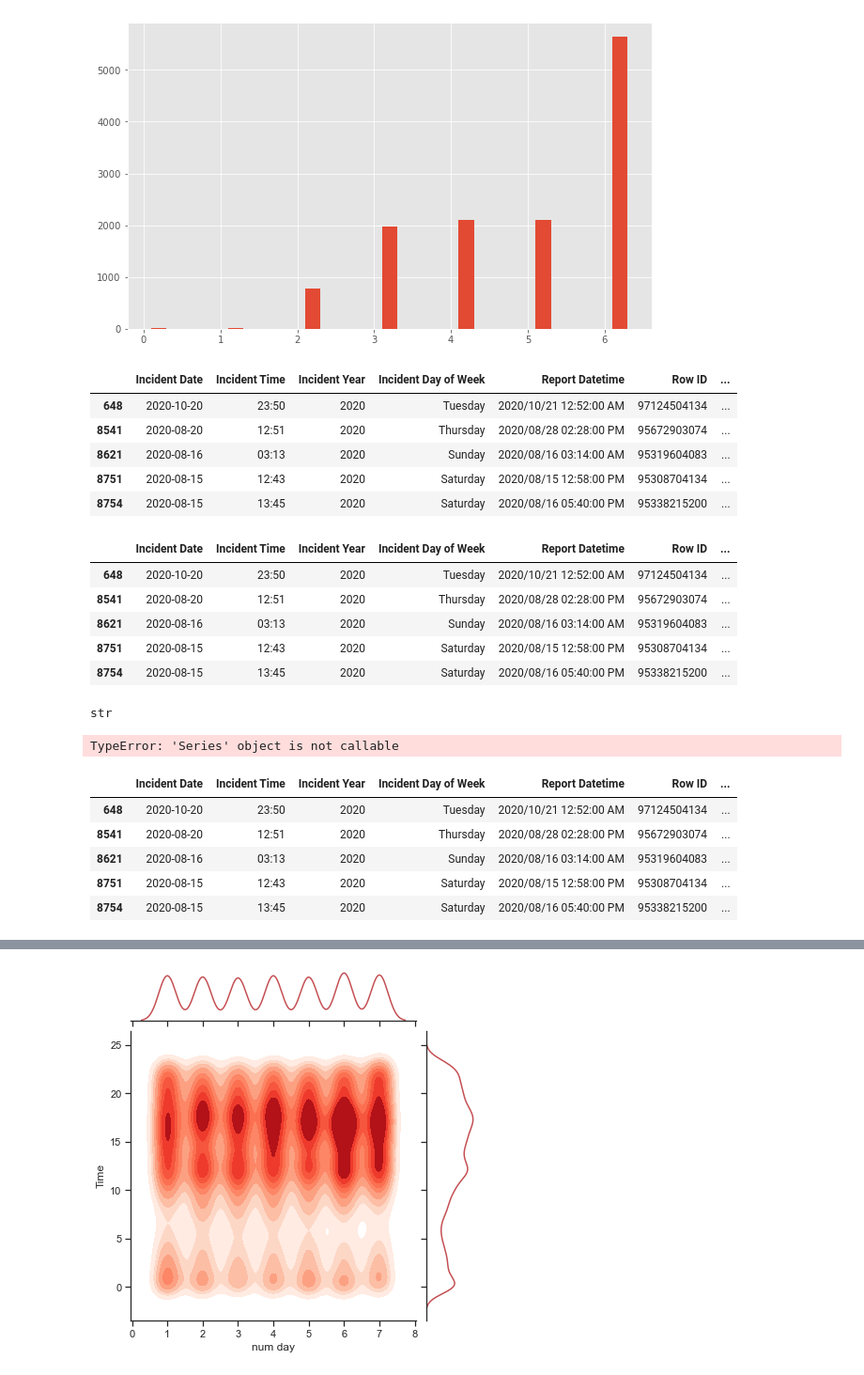
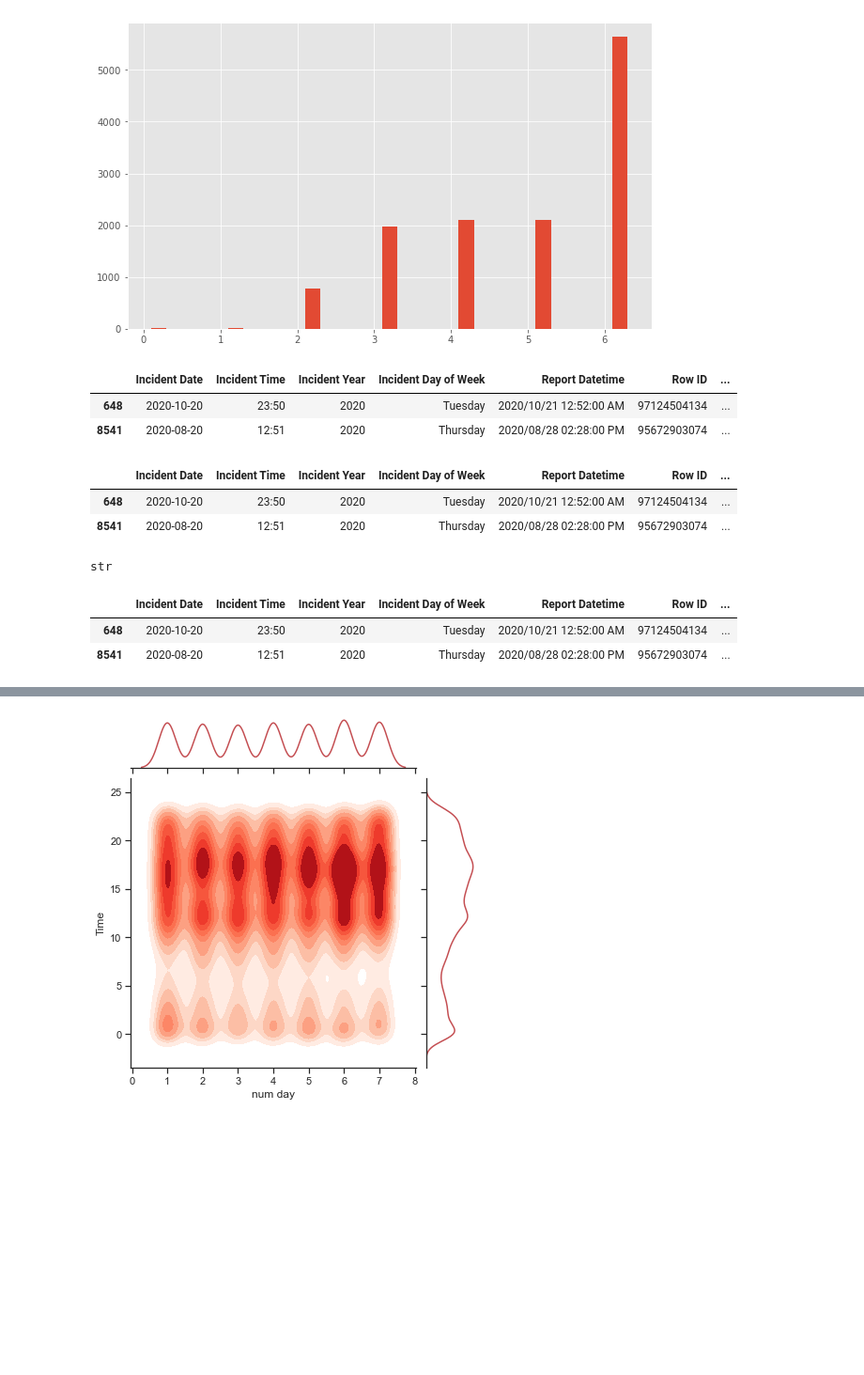
Before and after one commit to baharbiazar/San_Francisco_crime_EDA, a Jupyter notebook: cap1_draft.ipynb, the cells around one changed output, grey strips where cells are left out. Shown at 94% size. Saved outputs shown, nothing was run; the diff lists cells and outputs as text; code cells hidden in the pictures; blank space fills up the shorter version.

```diff
--- a/cap1_draft.ipynb
+++ b/cap1_draft.ipynb
@@ -557,47 +557,36 @@ plt.legend();
 ValueError: shape mismatch: objects cannot be broadcast to a single shape
 [figure]
 # %%
-violent_ma_20.head()
+violent_ma_20.head(2)
 # %% [output]
 |  | Incident Date | Incident Time | Incident Year | Incident Day of Week | Report Datetime | Row ID | ... |
 | 648 | 2020-10-20 | 23:50 | 2020 | Tuesday | 2020/10/21 12:52:00 AM | 97124504134 | ... |
 | 8541 | 2020-08-20 | 12:51 | 2020 | Thursday | 2020/08/28 02:28:00 PM | 95672903074 | ... |
-| 8621 | 2020-08-16 | 03:13 | 2020 | Sunday | 2020/08/16 03:14:00 AM | 95319604083 | ... |
-| 8751 | 2020-08-15 | 12:43 | 2020 | Saturday | 2020/08/15 12:58:00 PM | 95308704134 | ... |
-| 8754 | 2020-08-15 | 13:45 | 2020 | Saturday | 2020/08/16 05:40:00 PM | 95338215200 | ... |
 # %%
 violent_ma_20_time= violent_ma_20.copy()
 # %%
-violent_ma_20_time.head()
+violent_ma_20_time.head(2)
 # %% [output]
 |  | Incident Date | Incident Time | Incident Year | Incident Day of Week | Report Datetime | Row ID | ... |
 | 648 | 2020-10-20 | 23:50 | 2020 | Tuesday | 2020/10/21 12:52:00 AM | 97124504134 | ... |
 | 8541 | 2020-08-20 | 12:51 | 2020 | Thursday | 2020/08/28 02:28:00 PM | 95672903074 | ... |
-| 8621 | 2020-08-16 | 03:13 | 2020 | Sunday | 2020/08/16 03:14:00 AM | 95319604083 | ... |
-| 8751 | 2020-08-15 | 12:43 | 2020 | Saturday | 2020/08/15 12:58:00 PM | 95308704134 | ... |
-| 8754 | 2020-08-15 | 13:45 | 2020 | Saturday | 2020/08/16 05:40:00 PM | 95338215200 | ... |
 # %%
 type(violent_ma_20.iloc[1,1])
 # %% [output]
 str
 # %%
 #reviewed
-violent_ma_20_time['Time'] = pd.to_datetime(violent_ma_20_time['Incident Time'], format='%H:%M').dt.time()
+violent_ma_20_time['Time'] = pd.to_datetime(violent_ma_20_time['Incident Time'], format='%H:%M')
-# %% [output]
-TypeError: 'Series' object is not callable
 # %%
 violent_ma_20_time['num day']= violent_ma_20_time['Incident Day of Week']
 # %%
 violent_ma_20_time['num day'].replace({'Sunday': 1 , 'Monday': 2 , 'Tuesday': 3, 'Wednesday':4 , 'Thursday':5, 'Friday': 6, 'Saturday':7} ,inplace=True)
 # %%
-violent_ma_20_time.head()
+violent_ma_20_time.head(2)
 # %% [output]
 |  | Incident Date | Incident Time | Incident Year | Incident Day of Week | Report Datetime | Row ID | ... |
 | 648 | 2020-10-20 | 23:50 | 2020 | Tuesday | 2020/10/21 12:52:00 AM | 97124504134 | ... |
 | 8541 | 2020-08-20 | 12:51 | 2020 | Thursday | 2020/08/28 02:28:00 PM | 95672903074 | ... |
-| 8621 | 2020-08-16 | 03:13 | 2020 | Sunday | 2020/08/16 03:14:00 AM | 95319604083 | ... |
-| 8751 | 2020-08-15 | 12:43 | 2020 | Saturday | 2020/08/15 12:58:00 PM | 95308704134 | ... |
-| 8754 | 2020-08-15 | 13:45 | 2020 | Saturday | 2020/08/16 05:40:00 PM | 95338215200 | ... |
 # %%
 import seaborn as sns
 # %%
```
Also changed, not shown: parts of 7 cells of this notebook, 6 other files.
